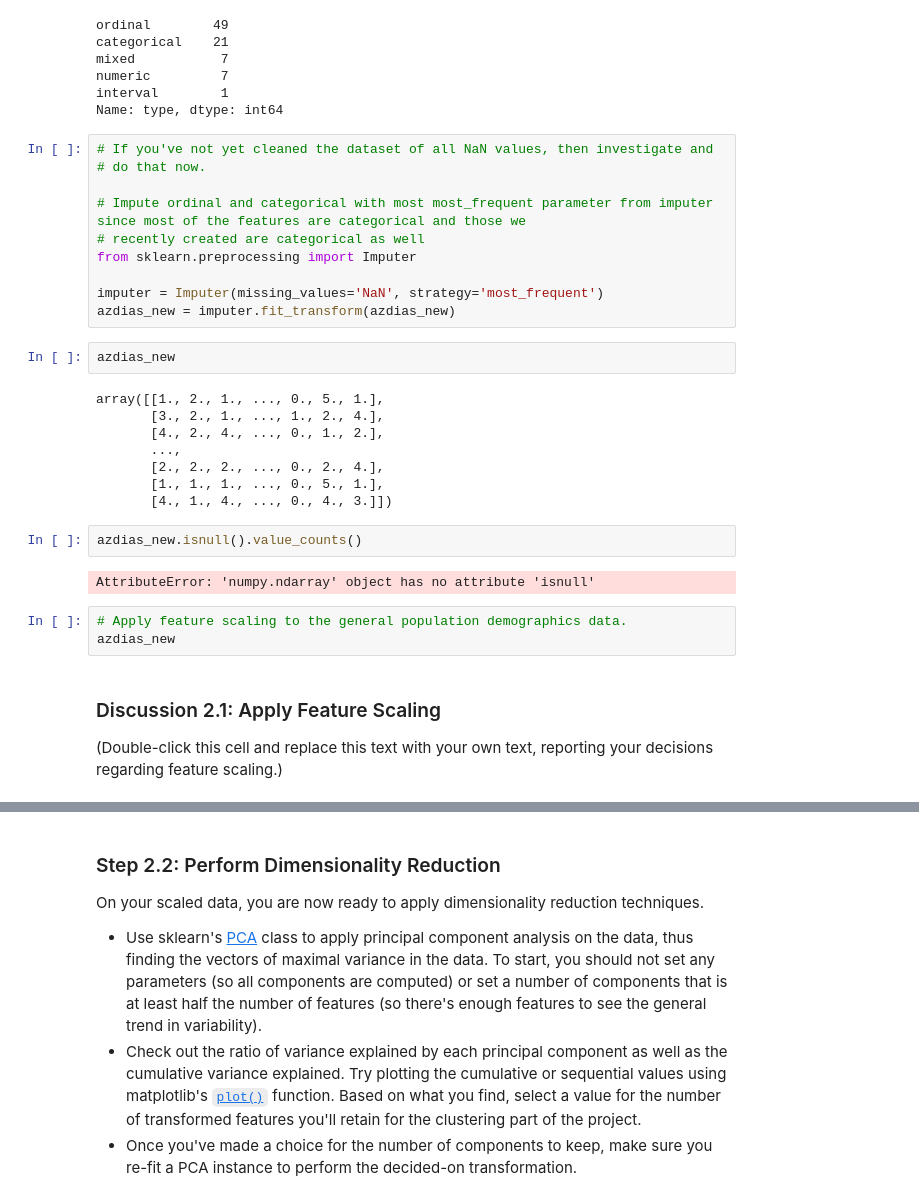
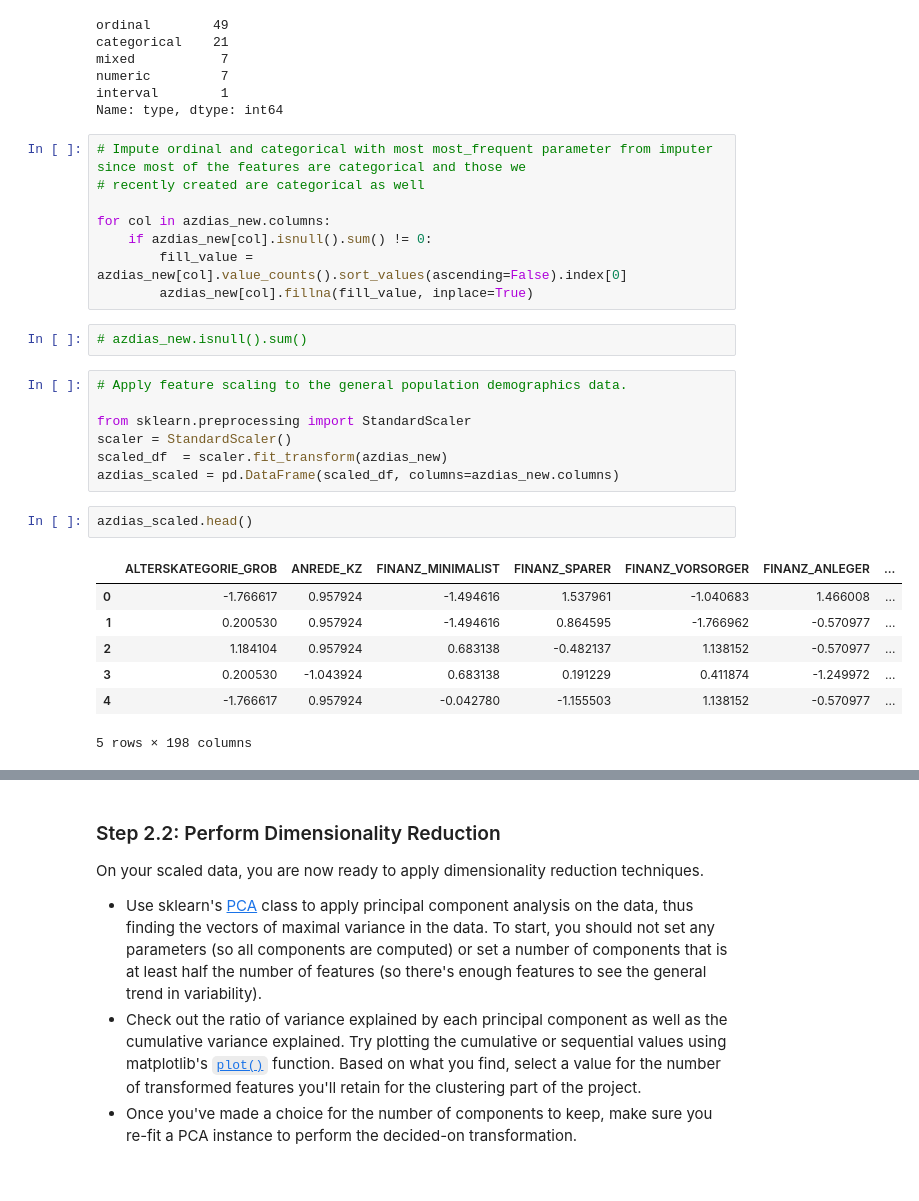
Before and after one commit to waficf/Kaggle_Competitions, a Jupyter notebook: Identify_Customer_Segments.ipynb, the cells around one changed output, grey strips where cells are left out. Drawn from its saved outputs; the diff is of its cells as text.

```diff
--- a/Identify_Customer_Segments.ipynb
+++ b/Identify_Customer_Segments.ipynb
@@ -880,33 +880,29 @@ numeric         7
 interval        1
 Name: type, dtype: int64
 # %%
-# If you've not yet cleaned the dataset of all NaN values, then investigate and
-# do that now.
-
 # Impute ordinal and categorical with most most_frequent parameter from imputer since most of the features are categorical and those we
 # recently created are categorical as well
-from sklearn.preprocessing import Imputer
 
-imputer = Imputer(missing_values='NaN', strategy='most_frequent')
-azdias_new = imputer.fit_transform(azdias_new)
+for col in azdias_new.columns:
+    if azdias_new[col].isnull().sum() != 0:
+        fill_value = azdias_new[col].value_counts().sort_values(ascending=False).index[0]
+        azdias_new[col].fillna(fill_value, inplace=True)
-# %%
-azdias_new
-# %% [output]
-array([[1., 2., 1., ..., 0., 5., 1.],
-       [3., 2., 1., ..., 1., 2., 4.],
-       [4., 2., 4., ..., 0., 1., 2.],
-       ...,
-       [2., 2., 2., ..., 0., 2., 4.],
-       [1., 1., 1., ..., 0., 5., 1.],
-       [4., 1., 4., ..., 0., 4., 3.]])
-# %%
-azdias_new.isnull().value_counts()
-# %% [output]
-AttributeError: 'numpy.ndarray' object has no attribute 'isnull'
+# %%
+# azdias_new.isnull().sum()
 # %%
 # Apply feature scaling to the general population demographics data.
-azdias_new
+
+from sklearn.preprocessing import StandardScaler
+scaler = StandardScaler()
+scaled_df  = scaler.fit_transform(azdias_new)
+azdias_scaled = pd.DataFrame(scaled_df, columns=azdias_new.columns)
-# %% [markdown]
-### Discussion 2.1: Apply Feature Scaling
-
-(Double-click this cell and replace this text with your own text, reporting your decisions regarding feature scaling.)
+# %%
+azdias_scaled.head()
+# %% [output]
+|  | ALTERSKATEGORIE_GROB | ANREDE_KZ | FINANZ_MINIMALIST | FINANZ_SPARER | FINANZ_VORSORGER | FINANZ_ANLEGER | ... |
+| 0 | -1.766617 | 0.957924 | -1.494616 | 1.537961 | -1.040683 | 1.466008 | ... |
+| 1 | 0.200530 | 0.957924 | -1.494616 | 0.864595 | -1.766962 | -0.570977 | ... |
+| 2 | 1.184104 | 0.957924 | 0.683138 | -0.482137 | 1.138152 | -0.570977 | ... |
+| 3 | 0.200530 | -1.043924 | 0.683138 | 0.191229 | 0.411874 | -1.249972 | ... |
+| 4 | -1.766617 | 0.957924 | -0.042780 | -1.155503 | 1.138152 | -0.570977 | ... |
+5 rows × 198 columns
```
Also changed, not shown: parts of 8 cells of this notebook.
